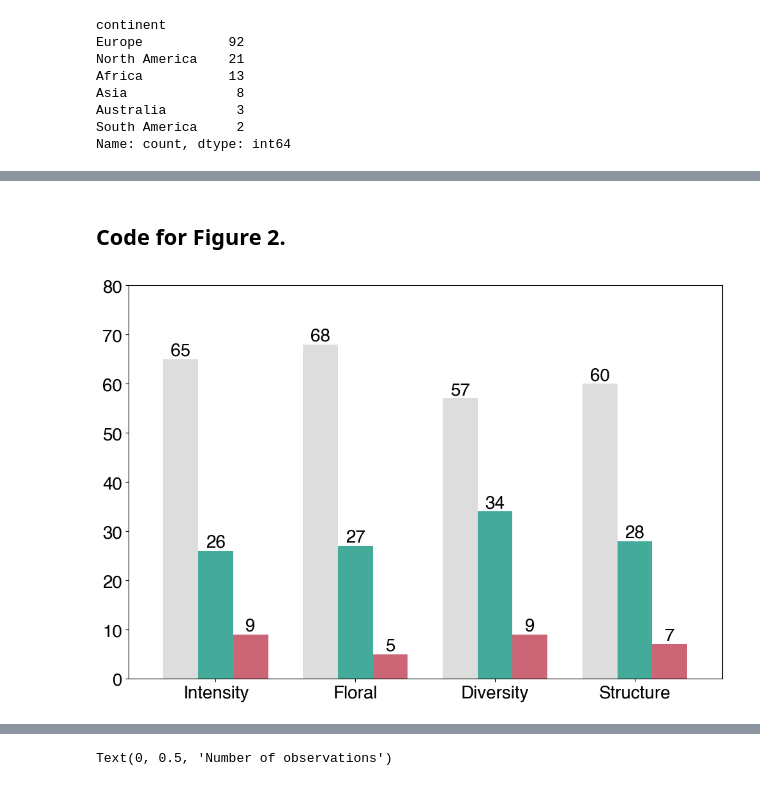
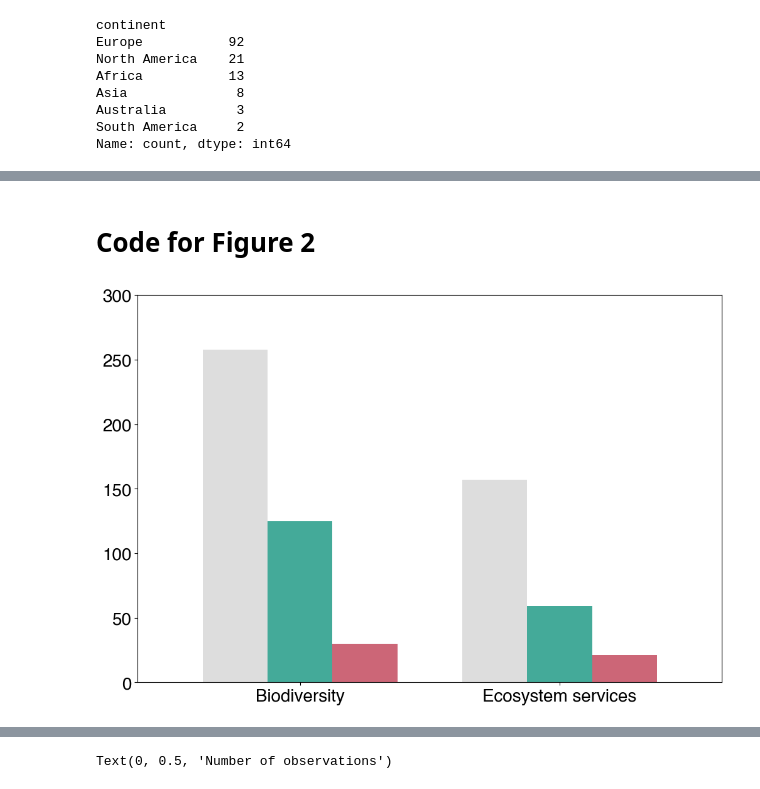
Before and after one commit to chloecho31/cornell, a Jupyter notebook: Literature_Review/Dryad Submission/lit_review_analysis_general.ipynb, the cells around one changed output, grey strips where cells are left out. Cells and saved outputs as stored; diff of their text form; code cells hidden in the pictures.

```diff
--- a/Literature_Review/Dryad Submission/lit_review_analysis_general.ipynb
+++ b/Literature_Review/Dryad Submission/lit_review_analysis_general.ipynb
@@ -625,2 +629,2 @@ cat_df.groupby("variable").agg(["mean", "sem"])
 # %% [markdown]
-## Code for Figure 2.
+# Code for Figure 2
@@ -627,31 +635,25 @@ cat_df.groupby("variable").agg(["mean", "sem"])
 # %%
-# Figure 2c.
+# Figure 2a.
 
 plt.rcParams["font.sans-serif"] = ["Helvetica"]
 plt.rcParams.update({"font.size": 20})
-my_colors = ["#DDDDDD", "#44AA99", "#CC6677"]
 
-ax1 = (
-    lit_review_data.groupby(["local_strategy"])[["local_effect"]]
-    .value_counts(normalize=True)
-    .mul(100)
-    .round(0)
+ax9 = (
+    lit_review_data.groupby(["response_type"])[["local_effect"]]
+    .value_counts()
     .unstack()[["NS", "Positive", "Negative"]]
-    .loc[["Intensity", "Floral", "Diversity", "Structure"]]
     .plot(
         kind="bar",
         width=0.75,
         color=my_colors,
         rot=0,
         figsize=(12, 8),
     )
 )
 
-for container in ax1.containers:
-    ax1.bar_label(container, fontsize=20, fmt="%d")
+plt.xlabel(None)
+plt.ylim(0, 300)
 
-plt.xlabel(None)
-plt.ylim(0, 80)
-ax1.get_legend().remove()
+ax9.get_legend().remove()
 # %% [output]
-[figure, old version]
+[figure, new version]
```
Also changed, not shown: parts of 93 cells of this notebook, 16 other files.
